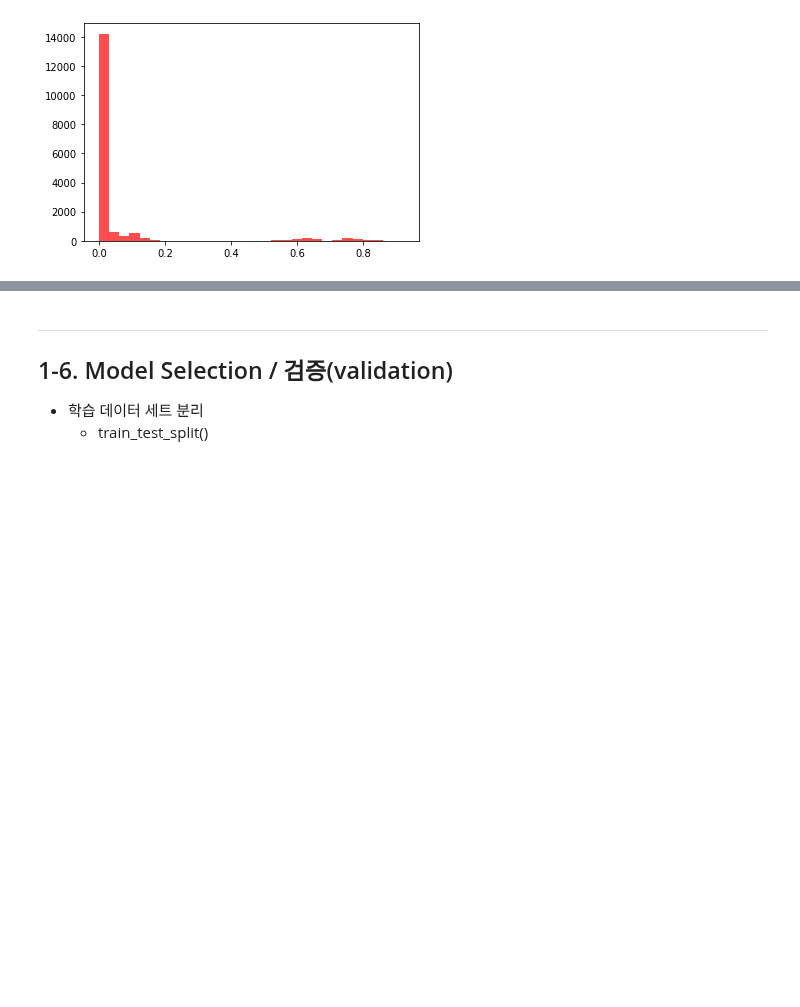
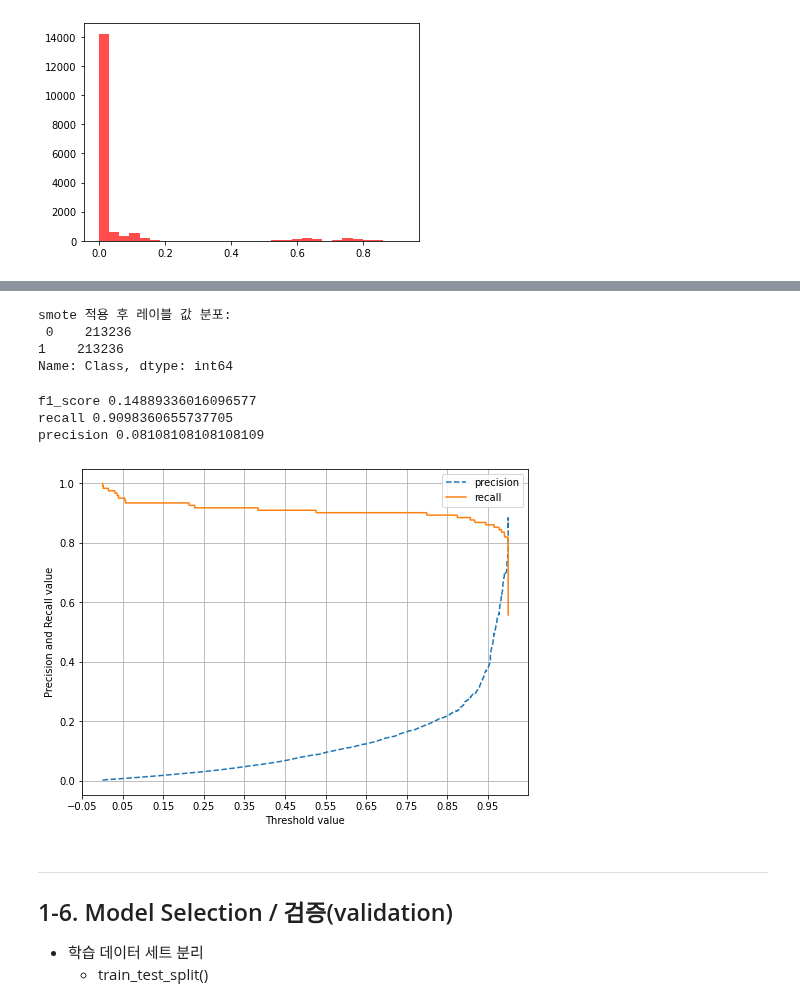
Before and after one commit to jerry-ryu/ML_beginning, a Jupyter notebook: 2.scikit-learn.ipynb, the cells around one changed output, grey strips where cells are left out. Saved outputs shown, nothing was run; the diff lists cells and outputs as text; code cells hidden in the pictures; blank space fills up the shorter version.

```diff
--- a/2.scikit-learn.ipynb
+++ b/2.scikit-learn.ipynb
@@ -594,3 +758,68 @@ plt.show()
+# %%
+# SMOTE 오버샘플링 적용
+from imblearn.over_sampling import SMOTE
+
+smote = SMOTE(random_state = 0)
+X_train_over, y_train_over = smote.fit_resample(X_train, y_train)
+print('smote 적용 후 레이블 값 분포: \n', pd.Series(y_train_over).value_counts())
+
+# 양성데이터 비율이 오버샘플링으로 높아졌다
+# %% [output]
+smote 적용 후 레이블 값 분포:
+ 0    213236
+1    213236
+Name: Class, dtype: int64
+# %%
+# 오버샘플링 성능평가
+lr_clf = LogisticRegression(max_iter = 1000)
+lr_clf.fit(X_train_over, y_train_over)
+lr_pred = lr_clf.predict(X_test)
+
+print('f1_score', f1_score(y_test, lr_pred))
+print('recall', recall_score(y_test, lr_pred))
+print('precision', precision_score(y_test, lr_pred))
+
+# 성능이 저하됨 -> 실제 원본 데이터의 유형보다 너무나 많은 Class = 1 데이터를 학습하면서 실제 테스트 세트에서 예측을 지나치게 Class = 1으로 적용함
+# but recall 값은 증가함
+# %% [output]
+f1_score 0.14889336016096577
+recall 0.9098360655737705
+precision 0.08108108108108109
+# %%
+# precision_recall_curve
+
+from sklearn.metrics import precision_recall_curve
+
+# precision_recall_curve 그리기
+
+import matplotlib.pyplot as plt
+import matplotlib.ticker as ticker
+%matplotlib inline
+
+def precision_recall_curve_plot(y_test, pred_proba_c1):
+  precisions, recalls, thresholds = precision_recall_curve(y_test,pred_proba_c1)
+
+  plt.figure(figsize = (8,6))
+  threshold_boundary = thresholds.shape[0]
+  plt.plot(thresholds, precisions[0:threshold_boundary], linestyle = '--', label = 'precision')
+  plt.plot(thresholds, recalls[0:threshold_boundary], label = 'recall')
+
+
+  start,end = plt.xlim() # x축의 한계값
+  plt.xticks(np.round(np.arange(start,end,0.1),2)) # 눈금표시
+
+  plt.xlabel('Threshold value'); plt.ylabel('Precision and Recall value')
+  plt.legend(); plt.grid()
+  plt.show()
+
+precision_recall_curve_plot(y_test, lr_clf.predict_proba(X_test)[:,1].reshape(-1,1))
+
+# 로지스틱 회귀모델에서는 임계값의 민감도가 너무 심해서 올바른 재현율/정밀도 성능을 얻기 어려움
+# 0.99 threshold쯤에서 극단적으로 값이 변함
+
+## lightGBM 같은 다른 알고리즘을 사용하면 오버샘플링이 성능에 좋은 영향을 준다.
+# %% [output]
+[figure, added]
 # %% [markdown]
  --------
  ## 1-6. Model Selection / 검증(validation)
```
Also changed, not shown: parts of 15 cells of this notebook.
